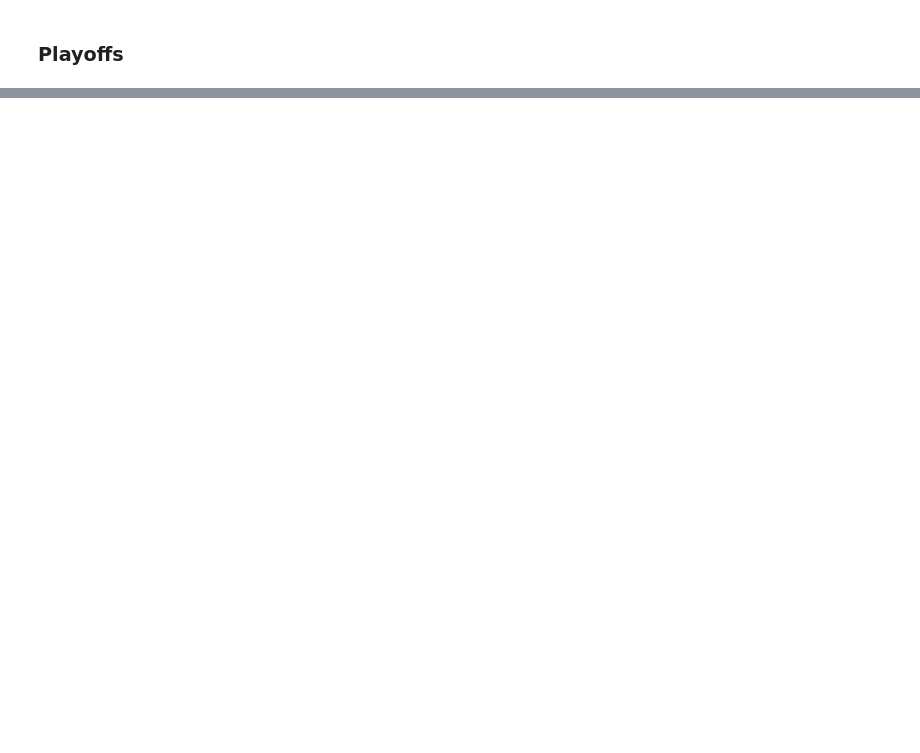
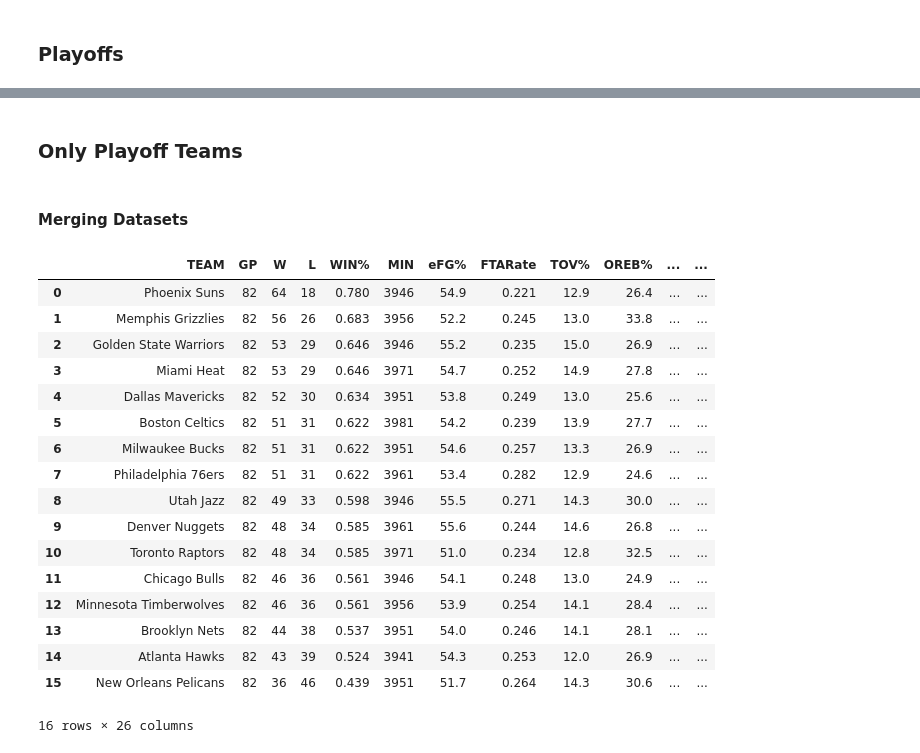
Before and after one commit to shrianshChari/nba-predict, a Jupyter notebook: getting_csv.ipynb, the cells around one changed output, grey strips where cells are left out. Cells and saved outputs as stored; diff of their text form; code cells hidden in the pictures; blank space fills up the shorter version.

```diff
--- a/getting_csv.ipynb
+++ b/getting_csv.ipynb
@@ -227,0 +237,4 @@ for year in range(1998, 2022 + 1):
+# %%
+playoffs_wins = playoffs_22[['Team', 'GP', 'W', 'L', 'WIN%']]
+playoffs_wins = playoffs_wins.rename(columns={'GP': 'PlayoffGP', 'W': 'PlayoffW', 'L': 'PlayoffL', 'WIN%': 'PlayoffWIN%'})
+playoffs_wins
@@ -227,0 +290,30 @@ for year in range(1998, 2022 + 1):
+# %% [markdown]
+### Only Playoff Teams
+# %% [markdown]
+#### Merging Datasets
+# %%
+merge2 = reg_22.merge(playoffs_wins, how='inner', left_on = 'TEAM', right_on = 'Team')
+# Inner Join excludes all teams that didn't make the playoffs
+merge2 = merge2.drop(columns='Team')
+merge2 = merge2.fillna(0)
+# Fill in the NaN's so that we can do math with the non-playoff teams
+merge2
+# %% [output]
+|  | TEAM | GP | W | L | WIN% | MIN | eFG% | FTARate | TOV% | OREB% | ... | ... |
+| 0 | Phoenix Suns | 82 | 64 | 18 | 0.780 | 3946 | 54.9 | 0.221 | 12.9 | 26.4 | ... | ... |
+| 1 | Memphis Grizzlies | 82 | 56 | 26 | 0.683 | 3956 | 52.2 | 0.245 | 13.0 | 33.8 | ... | ... |
+| 2 | Golden State Warriors | 82 | 53 | 29 | 0.646 | 3946 | 55.2 | 0.235 | 15.0 | 26.9 | ... | ... |
+| 3 | Miami Heat | 82 | 53 | 29 | 0.646 | 3971 | 54.7 | 0.252 | 14.9 | 27.8 | ... | ... |
+| 4 | Dallas Mavericks | 82 | 52 | 30 | 0.634 | 3951 | 53.8 | 0.249 | 13.0 | 25.6 | ... | ... |
+| 5 | Boston Celtics | 82 | 51 | 31 | 0.622 | 3981 | 54.2 | 0.239 | 13.9 | 27.7 | ... | ... |
+| 6 | Milwaukee Bucks | 82 | 51 | 31 | 0.622 | 3951 | 54.6 | 0.257 | 13.3 | 26.9 | ... | ... |
+| 7 | Philadelphia 76ers | 82 | 51 | 31 | 0.622 | 3961 | 53.4 | 0.282 | 12.9 | 24.6 | ... | ... |
+| 8 | Utah Jazz | 82 | 49 | 33 | 0.598 | 3946 | 55.5 | 0.271 | 14.3 | 30.0 | ... | ... |
+| 9 | Denver Nuggets | 82 | 48 | 34 | 0.585 | 3961 | 55.6 | 0.244 | 14.6 | 26.8 | ... | ... |
+| 10 | Toronto Raptors | 82 | 48 | 34 | 0.585 | 3971 | 51.0 | 0.234 | 12.8 | 32.5 | ... | ... |
+| 11 | Chicago Bulls | 82 | 46 | 36 | 0.561 | 3946 | 54.1 | 0.248 | 13.0 | 24.9 | ... | ... |
+| 12 | Minnesota Timberwolves | 82 | 46 | 36 | 0.561 | 3956 | 53.9 | 0.254 | 14.1 | 28.4 | ... | ... |
+| 13 | Brooklyn Nets | 82 | 44 | 38 | 0.537 | 3951 | 54.0 | 0.246 | 14.1 | 28.1 | ... | ... |
+| 14 | Atlanta Hawks | 82 | 43 | 39 | 0.524 | 3941 | 54.3 | 0.253 | 12.0 | 26.9 | ... | ... |
+| 15 | New Orleans Pelicans | 82 | 36 | 46 | 0.439 | 3951 | 51.7 | 0.264 | 14.3 | 30.6 | ... | ... |
+16 rows × 26 columns
```
Also changed, not shown: parts of 30 cells of this notebook.
